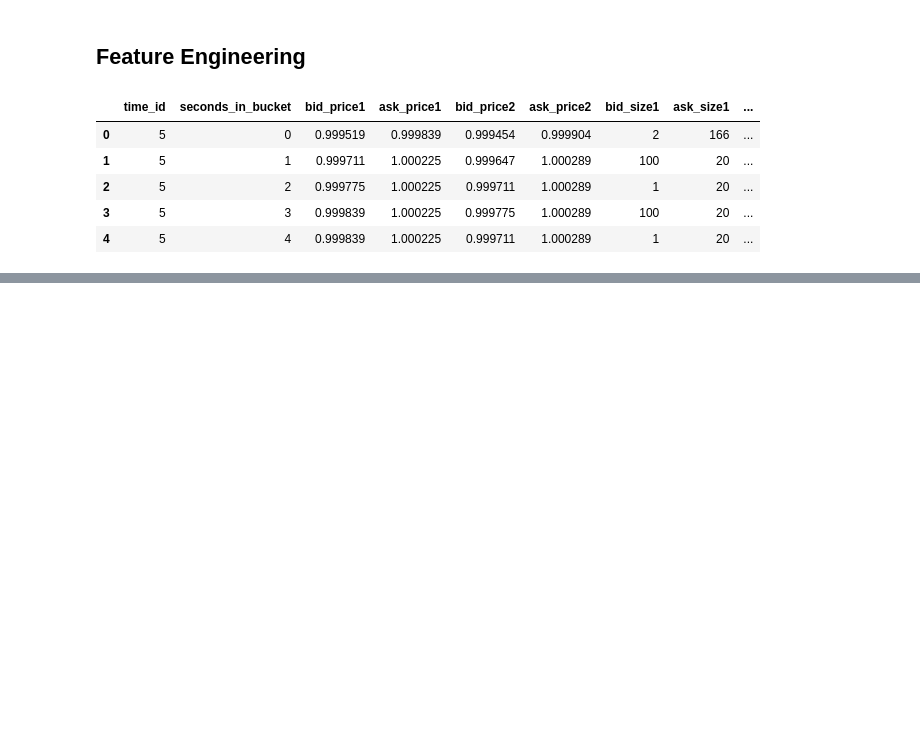
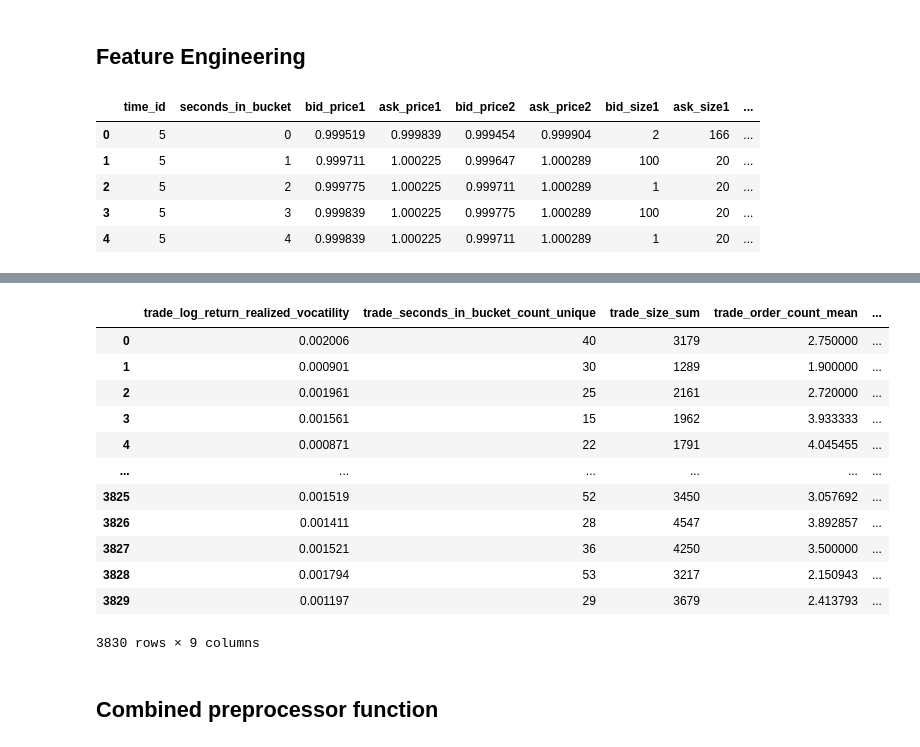
Before and after one commit to mahiro72/kaggle_OptiverRealizedVolatilityPrediction, a Jupyter notebook: src/feature_engineering.ipynb, the cells around one changed output, grey strips where cells are left out. Cells and saved outputs as stored; diff of their text form; code cells hidden in the pictures; blank space fills up the shorter version.

```diff
--- a/src/feature_engineering.ipynb
+++ b/src/feature_engineering.ipynb
@@ -95,0 +198,52 @@ book_train.head()
+# %%
+def preprocessor_trade(file_path):
+    df = pd.read_parquet(file_path)
+    df["log_return"] = df.groupby(["time_id"])["price"].apply(log_return)
+
+    aggregate_dictionary = {
+        'log_return':[realized_vocatility],
+        'seconds_in_bucket':[count_unique],
+        'size':[np.sum],
+        'order_count':[np.mean],
+    }
+
+    df_feature = df.groupby(["time_id"]).agg(aggregate_dictionary).reset_index()
+    df_feature.columns = ["_".join(col)for col in df_feature.columns]
+
+    last_seconds = [300]
+    for second in last_seconds:
+        second = 600-second
+        df_feature_sec = df.query(f'seconds_in_bucket>={second}').groupby(["time_id"]).agg(aggregate_dictionary).reset_index()
+        df_feature_sec.columns = ["_".join(col) for col in df_feature_sec.columns]
+
+        # サフィックス（接尾辞）に追加
+        # 例　A -> A_X
+        df_feature_sec = df_feature_sec.add_suffix("_"+str(second))
+        df_feature = pd.merge(df_feature,df_feature_sec,how="left",left_on="time_id_",right_on=f'time_id__{second}')
+        df_feature.drop([f'time_id__{second}'],axis=1,inplace=True)
+
+    df_feature = df_feature.add_prefix('trade_')
+    stock_id = file_path.split('=')[1]
+    df_feature["row_id"] = df_feature['trade_time_id_'].apply(lambda x:f'{stock_id}-{x}')
+    df_feature.drop(["trade_time_id_"],axis=1,inplace=True)
+
+    return df_feature
+# %%
+file_path =  data_dir + "trade_train.parquet/stock_id=0"
+preprocessor_trade(file_path)
+# %% [output]
+|  | trade_log_return_realized_vocatility | trade_seconds_in_bucket_count_unique | trade_size_sum | trade_order_count_mean | ... |
+| 0 | 0.002006 | 40 | 3179 | 2.750000 | ... |
+| 1 | 0.000901 | 30 | 1289 | 1.900000 | ... |
+| 2 | 0.001961 | 25 | 2161 | 2.720000 | ... |
+| 3 | 0.001561 | 15 | 1962 | 3.933333 | ... |
+| 4 | 0.000871 | 22 | 1791 | 4.045455 | ... |
+| ... | ... | ... | ... | ... | ... |
+| 3825 | 0.001519 | 52 | 3450 | 3.057692 | ... |
+| 3826 | 0.001411 | 28 | 4547 | 3.892857 | ... |
+| 3827 | 0.001521 | 36 | 4250 | 3.500000 | ... |
+| 3828 | 0.001794 | 53 | 3217 | 2.150943 | ... |
+| 3829 | 0.001197 | 29 | 3679 | 2.413793 | ... |
+3830 rows × 9 columns
+# %% [markdown]
+## Combined preprocessor function
```
Also changed, not shown: parts of 24 cells of this notebook, 4 other files.
